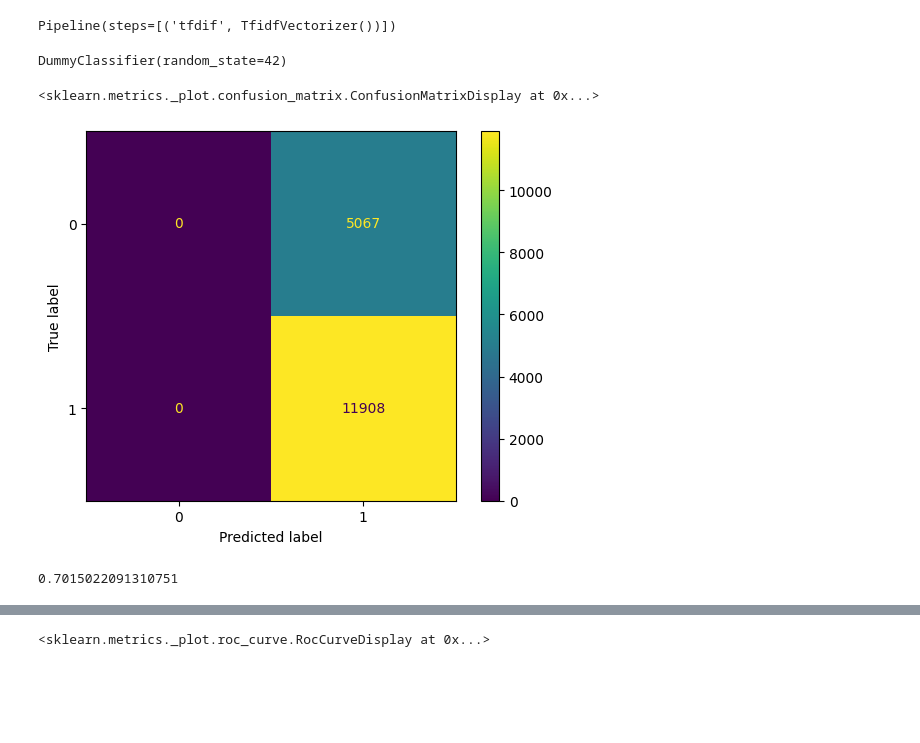
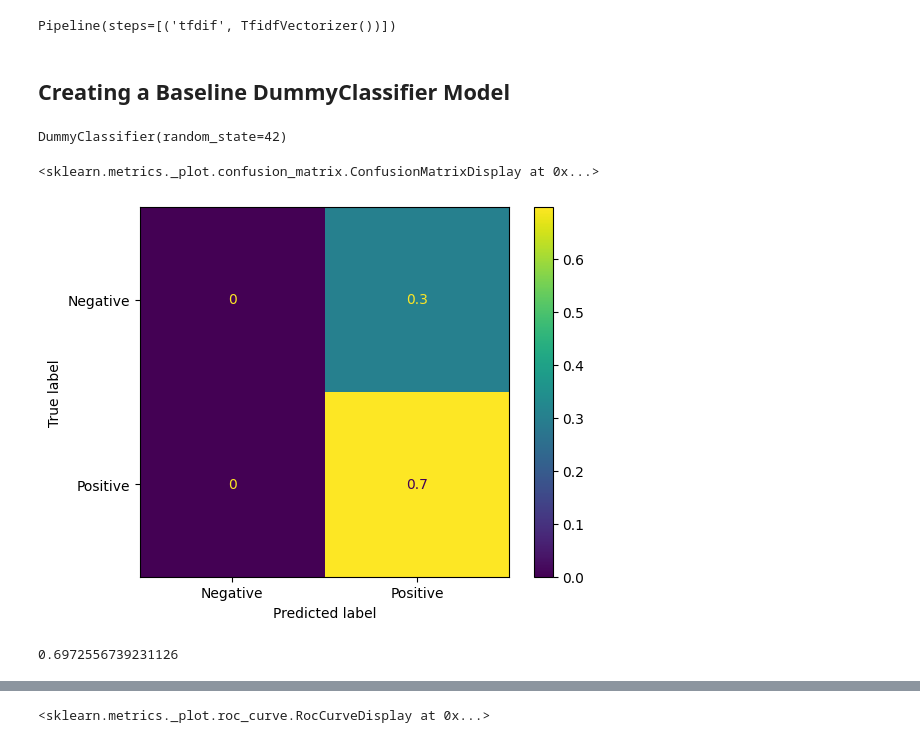
Before and after one commit to asoylatte03/spotify-app-reviews, a Jupyter notebook: modeling.ipynb, the cells around one changed output, grey strips where cells are left out. Drawn from its saved outputs; the diff is of its cells as text; code cells hidden in the pictures; blank space fills up the shorter version.

```diff
--- a/modeling.ipynb
+++ b/modeling.ipynb
@@ -23,8 +26,9 @@ from sklearn.base import BaseEstimator, TransformerMixin
 from sklearn.pipeline import Pipeline
 # %%
 corpus = pd.read_csv('data/spotify-reviews.csv')
+corpus = corpus.rename(columns={'review':'tokens'})
 spotify_df = pd.read_csv('data/preprocessed-reviews.csv')
-spotify_df = spotify_df.drop(columns=['process_tok'])
+#spotify_df = spotify_df.drop(columns=['process_tok'])
 data = pd.concat([spotify_df,corpus],axis=1)
 # %%
 spotify_reviews = data[data.sentiment.isin(['pos','neg'])]
@@ -49,6 +53,6 @@ from sklearn.preprocessing import LabelEncoder
 # %%
 label_enc = LabelEncoder()
 # %%
-X = spotify_reviews.process_tok
+X = spotify_reviews.tokens
 y = spotify_reviews.sentiment
 y = label_enc.fit_transform(y)
@@ -62,6 +81,8 @@ preprocess_pipeline
 Pipeline(steps=[('tfdif', TfidfVectorizer())])
 # %%
 X_train_processed = preprocess_pipeline.fit_transform(X_train)
+# %% [markdown]
+## Creating a Baseline DummyClassifier Model
 # %%
 from sklearn.dummy import DummyClassifier
 # %%
@@ -73,11 +94,11 @@ DummyClassifier(random_state=42)
 # %%
 preds = dummy_clf.predict(X_test)
 # %%
-ConfusionMatrixDisplay.from_predictions(y_test,preds)
+ConfusionMatrixDisplay.from_predictions(y_test,preds, normalize='all',display_labels=['Negative','Positive'])
 # %% [output]
 <sklearn.metrics._plot.confusion_matrix.ConfusionMatrixDisplay at 0x...>
-[figure, old version]
+[figure, new version]
 # %%
 dummy_clf.score(X_test,y_test)
 # %% [output]
-0.7015022091310751
+0.6972556739231126
```
Also changed, not shown: parts of 49 cells of this notebook, 4 other files.
